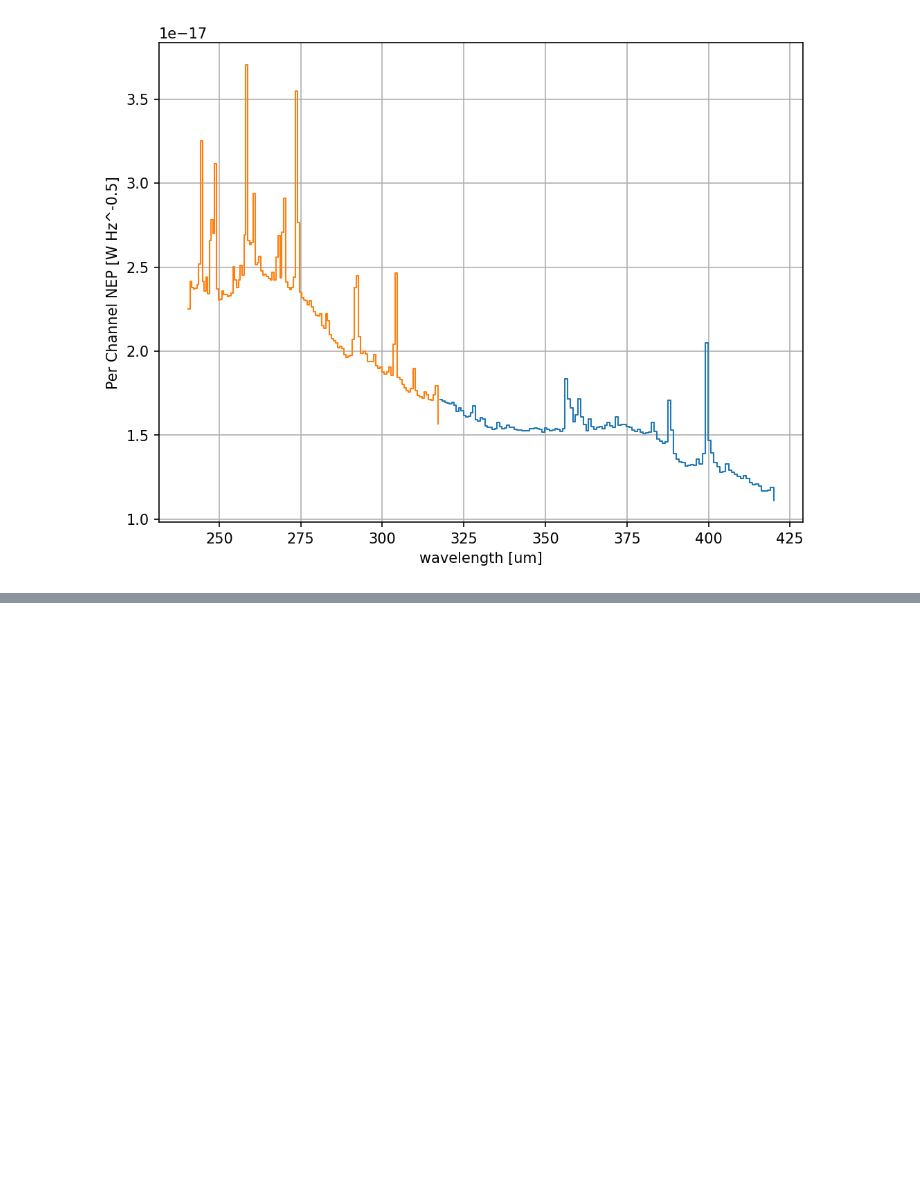
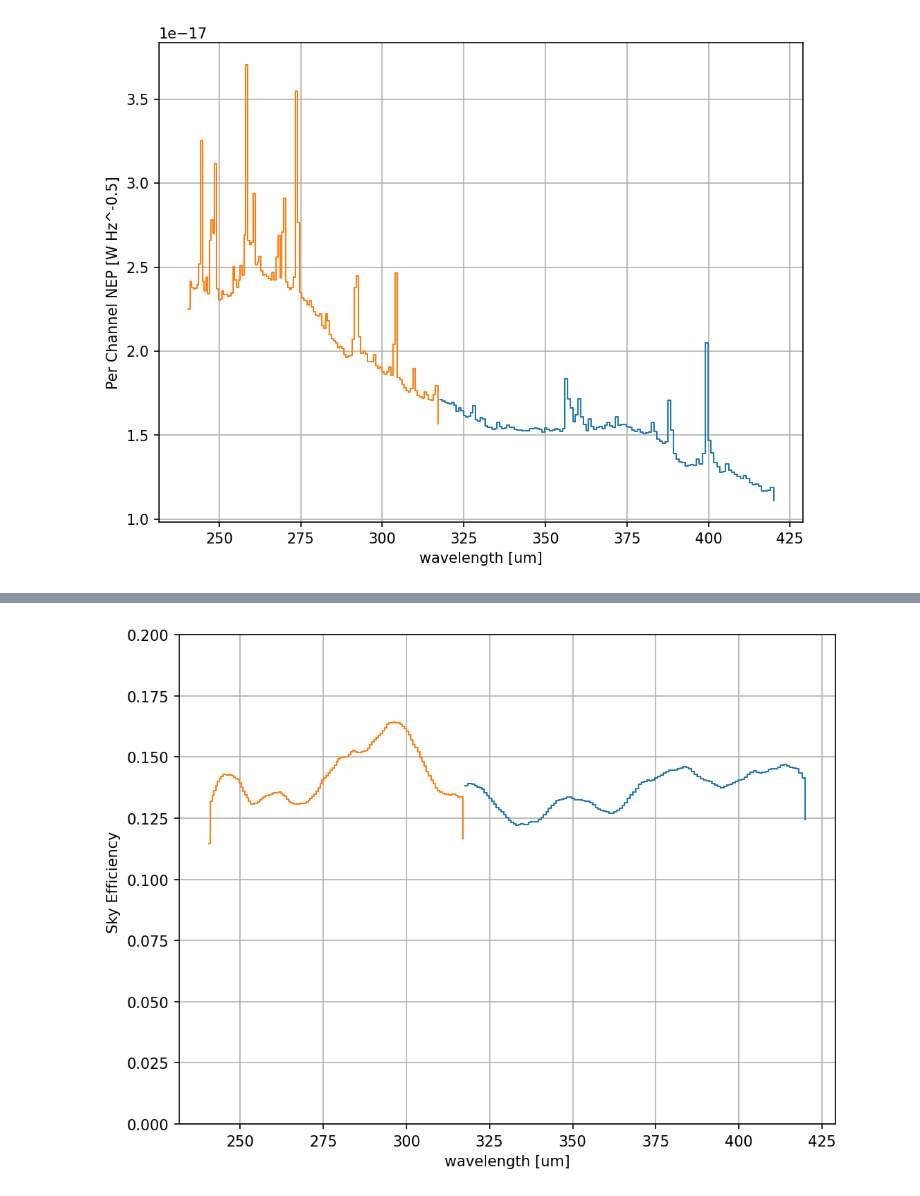
Before and after one commit to tim-balloon/tim-inst_modl, a Jupyter notebook: Spectral_loading_model/Spectral_loading.ipynb, the cells around one changed output, grey strips where cells are left out. Drawn from its saved outputs; the diff is of its cells as text; code cells hidden in the pictures; blank space fills up the shorter version.

```diff
--- a/Spectral_loading_model/Spectral_loading.ipynb
+++ b/Spectral_loading_model/Spectral_loading.ipynb
@@ -837,0 +870,18 @@ plt.grid()
+# %%
+sky_eff_LW = np.sum(LWbandpass.bandpass * stackLW.efficiency[0], axis=1)/ np.sum(LWbandpass.bandpass,axis=1)
+sky_eff_SW = np.sum(SWbandpass.bandpass * stackSW.efficiency[0], axis=1)/ np.sum(SWbandpass.bandpass,axis=1)
+
+
+plt.step(LWband*1e6 , sky_eff_LW)
+plt.step(SWband*1e6 , sky_eff_SW)
+
+# plt.plot(lamb*1e6, stackLW.efficiency[0])
+
+plt.xlabel('wavelength [um]')
+plt.ylabel('Sky Efficiency ')
+# plt.yscale("log")
+plt.ylim([0,.2])
+
+plt.grid()
+# %% [output]
+[figure, added]
```
Also changed, not shown: parts of 9 cells of this notebook, 17 other files.
